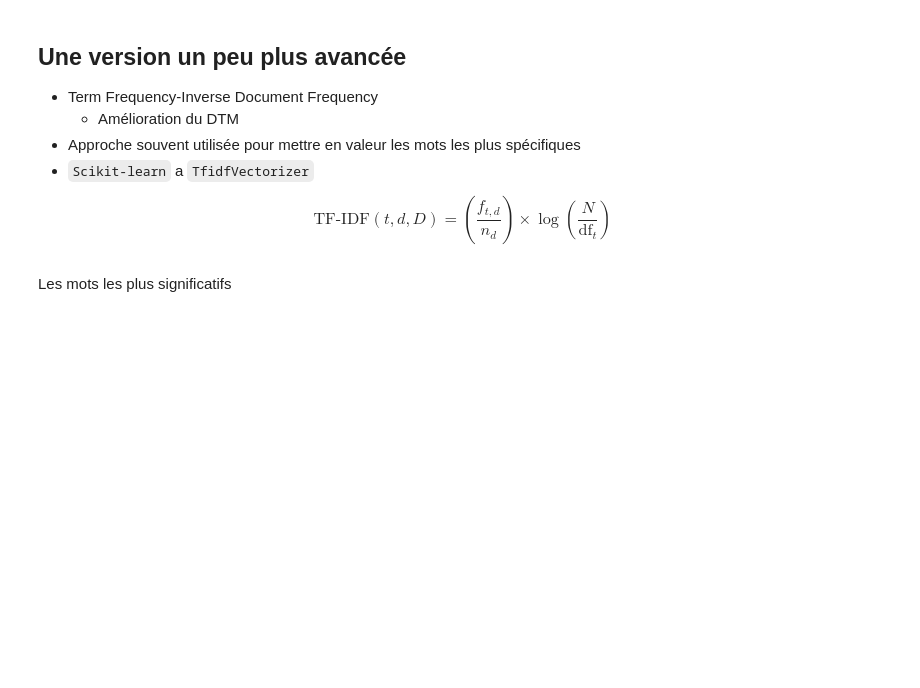
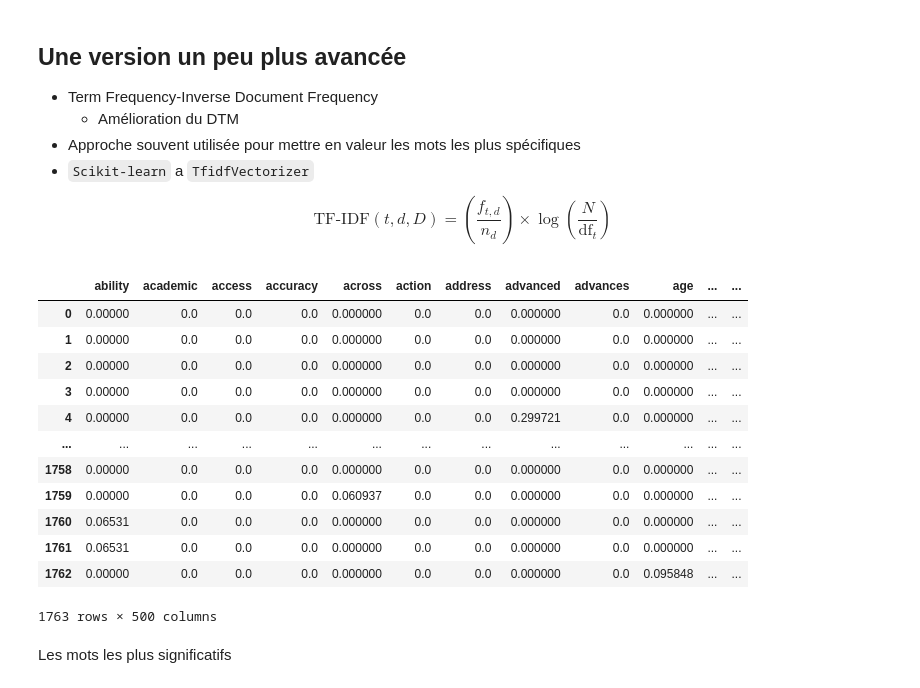
Before and after one commit to pyshs/URFIST-Lyon-2026, a Jupyter notebook: notebooks/NLP/2 Le texte comme un sac de mots.ipynb, the cells around one changed output. Drawn from its saved outputs; the diff is of its cells as text; code cells hidden in the pictures; blank space fills up the shorter version.

```diff
--- a/notebooks/NLP/2 Le texte comme un sac de mots.ipynb
+++ b/notebooks/NLP/2 Le texte comme un sac de mots.ipynb
@@ -55,3 +63,5 @@ word_tokenize(texte, language="french")
+# %%
+df["texte_en_mots"] = df["texte"].apply(word_tokenize)
 # %% [markdown]
 Les limites de NLTK (notamment le français)
 # %% [markdown]
@@ -114,20 +176,34 @@ $$
 # %%
 from sklearn.feature_extraction.text import TfidfVectorizer
 from nltk.corpus import stopwords
 
 stopwords_english = list(set(stopwords.words("english")))
 
 # créer un objet
-vectorizer = TfidfVectorizer(stop_words=stopwords_english,
+vectorizer = TfidfVectorizer(stop_words=stopwords_english + [str(i) for i in range(0, 10000)],
                              ngram_range=(1, 1),
                              max_features=500)
 
 # applique
 X = vectorizer.fit_transform(df["texte"])
 
 # mettre en forme
 X = pd.DataFrame(X.toarray(),columns=list(vectorizer.get_feature_names_out()))
 X
+# %% [output]
+|  | ability | academic | access | accuracy | across | action | address | advanced | advances | age | ... | ... |
+| 0 | 0.00000 | 0.0 | 0.0 | 0.0 | 0.000000 | 0.0 | 0.0 | 0.000000 | 0.0 | 0.000000 | ... | ... |
+| 1 | 0.00000 | 0.0 | 0.0 | 0.0 | 0.000000 | 0.0 | 0.0 | 0.000000 | 0.0 | 0.000000 | ... | ... |
+| 2 | 0.00000 | 0.0 | 0.0 | 0.0 | 0.000000 | 0.0 | 0.0 | 0.000000 | 0.0 | 0.000000 | ... | ... |
+| 3 | 0.00000 | 0.0 | 0.0 | 0.0 | 0.000000 | 0.0 | 0.0 | 0.000000 | 0.0 | 0.000000 | ... | ... |
+| 4 | 0.00000 | 0.0 | 0.0 | 0.0 | 0.000000 | 0.0 | 0.0 | 0.299721 | 0.0 | 0.000000 | ... | ... |
+| ... | ... | ... | ... | ... | ... | ... | ... | ... | ... | ... | ... | ... |
+| 1758 | 0.00000 | 0.0 | 0.0 | 0.0 | 0.000000 | 0.0 | 0.0 | 0.000000 | 0.0 | 0.000000 | ... | ... |
+| 1759 | 0.00000 | 0.0 | 0.0 | 0.0 | 0.060937 | 0.0 | 0.0 | 0.000000 | 0.0 | 0.000000 | ... | ... |
+| 1760 | 0.06531 | 0.0 | 0.0 | 0.0 | 0.000000 | 0.0 | 0.0 | 0.000000 | 0.0 | 0.000000 | ... | ... |
+| 1761 | 0.06531 | 0.0 | 0.0 | 0.0 | 0.000000 | 0.0 | 0.0 | 0.000000 | 0.0 | 0.000000 | ... | ... |
+| 1762 | 0.00000 | 0.0 | 0.0 | 0.0 | 0.000000 | 0.0 | 0.0 | 0.000000 | 0.0 | 0.095848 | ... | ... |
+1763 rows × 500 columns
 # %% [markdown]
 Les mots les plus significatifs
 # %%
```
Also changed, not shown: parts of 13 cells of this notebook, 1 other file.
